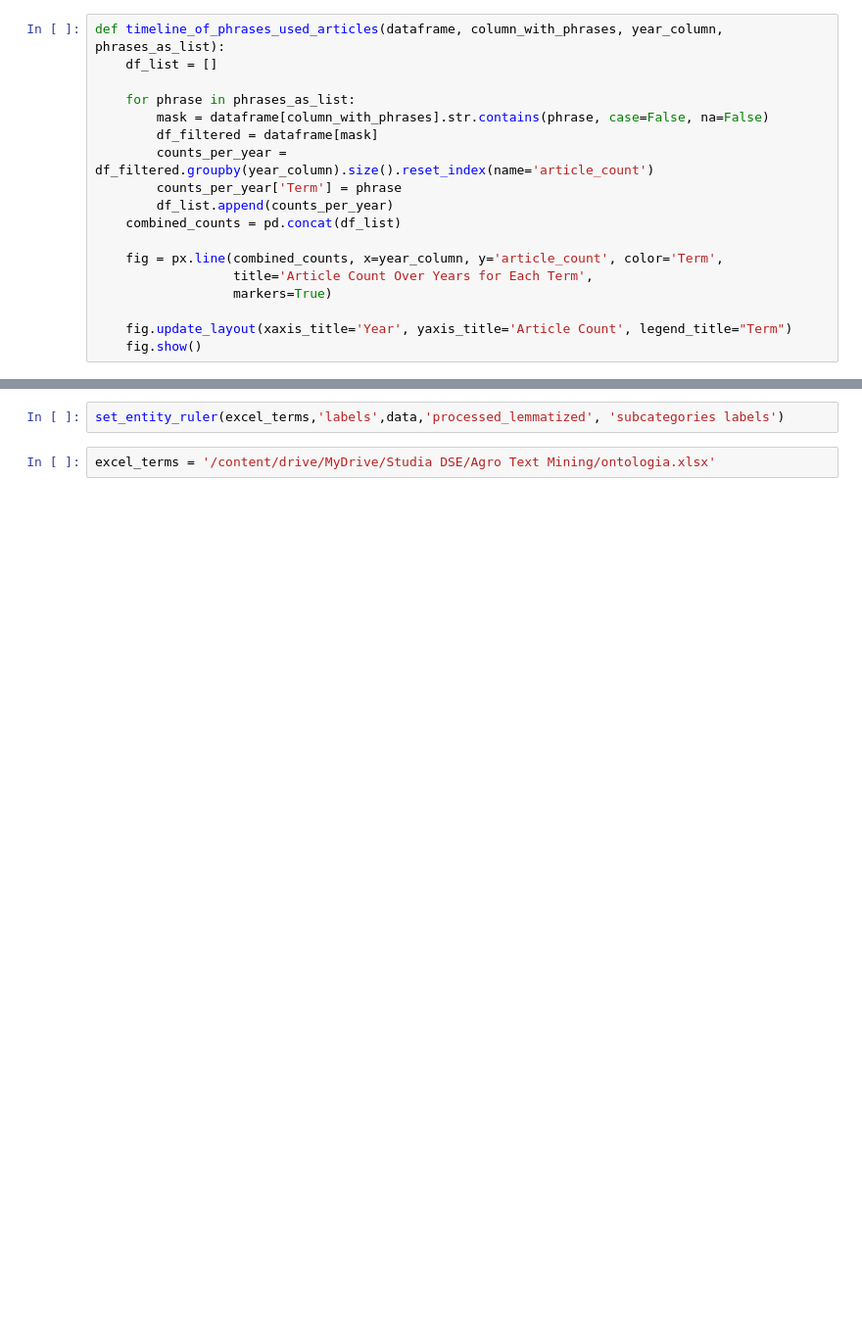
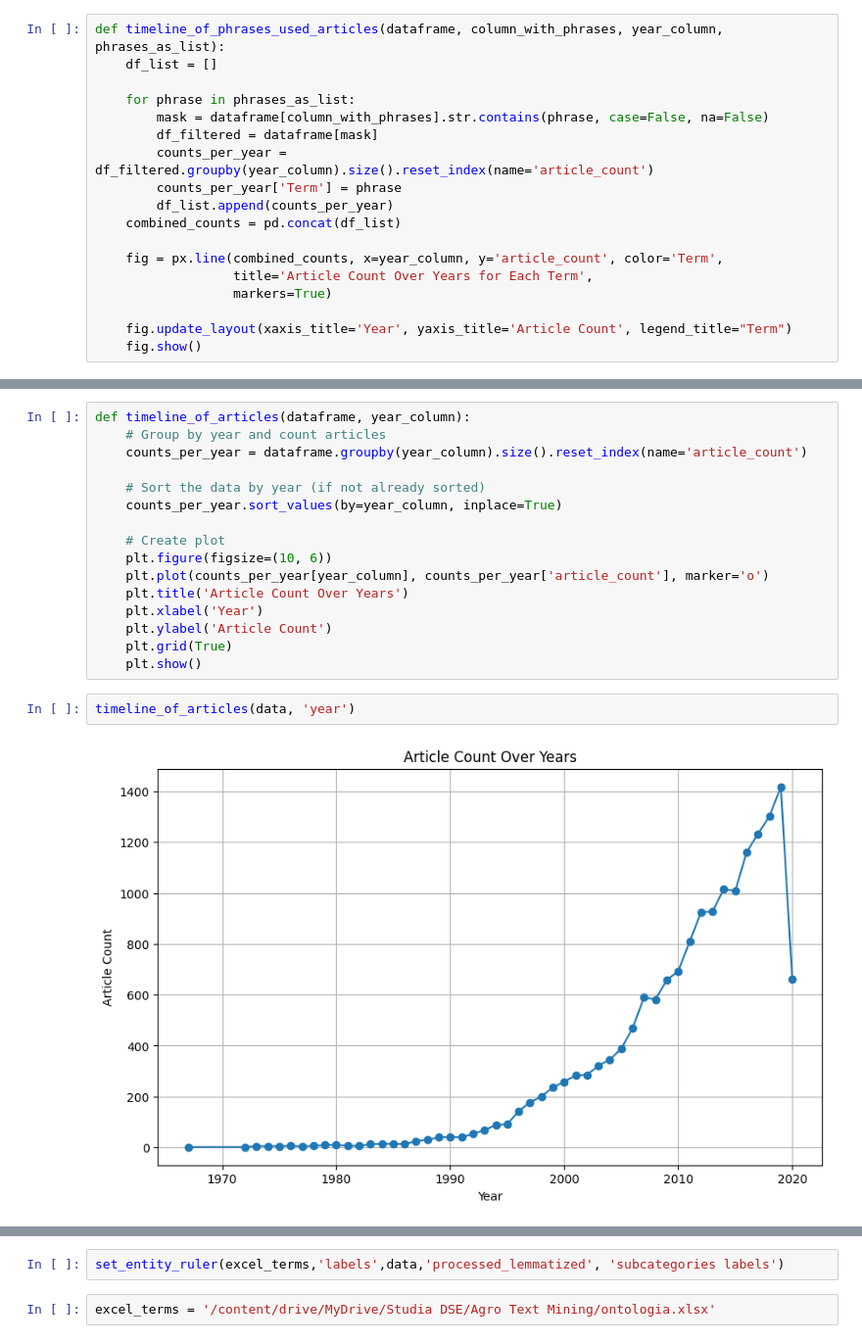
Before and after one commit to olalepek/Text-Mining---Agriculture, a Jupyter notebook: Agriculture_Tweet_Text_Mining_and_Sentimental_analysis.ipynb, the cells around one changed output, grey strips where cells are left out. Shown at 98% size. Drawn from its saved outputs; the diff is of its cells as text; blank space fills up the shorter version.

```diff
--- a/Agriculture_Tweet_Text_Mining_and_Sentimental_analysis.ipynb
+++ b/Agriculture_Tweet_Text_Mining_and_Sentimental_analysis.ipynb
@@ -228,0 +341,20 @@ set_entity_ruler (excel_terms, rules_sheet, add_pattern, dataset, column_to_anal
+# %%
+def timeline_of_articles(dataframe, year_column):
+    # Group by year and count articles
+    counts_per_year = dataframe.groupby(year_column).size().reset_index(name='article_count')
+
+    # Sort the data by year (if not already sorted)
+    counts_per_year.sort_values(by=year_column, inplace=True)
+
+    # Create plot
+    plt.figure(figsize=(10, 6))
+    plt.plot(counts_per_year[year_column], counts_per_year['article_count'], marker='o')
+    plt.title('Article Count Over Years')
+    plt.xlabel('Year')
+    plt.ylabel('Article Count')
+    plt.grid(True)
+    plt.show()
+# %%
+timeline_of_articles(data, 'year')
+# %% [output]
+[figure, added]
```
Also changed, not shown: parts of 70 cells of this notebook.
